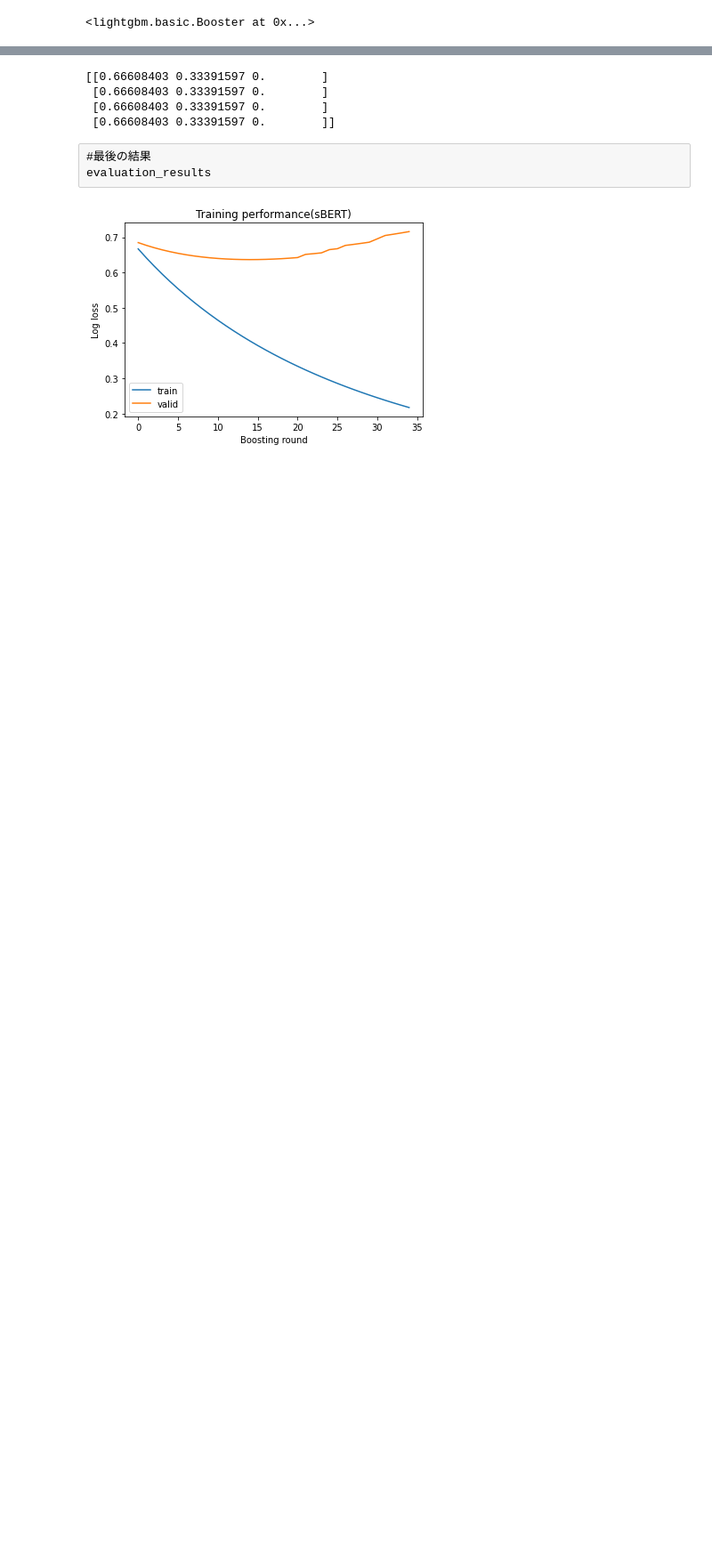
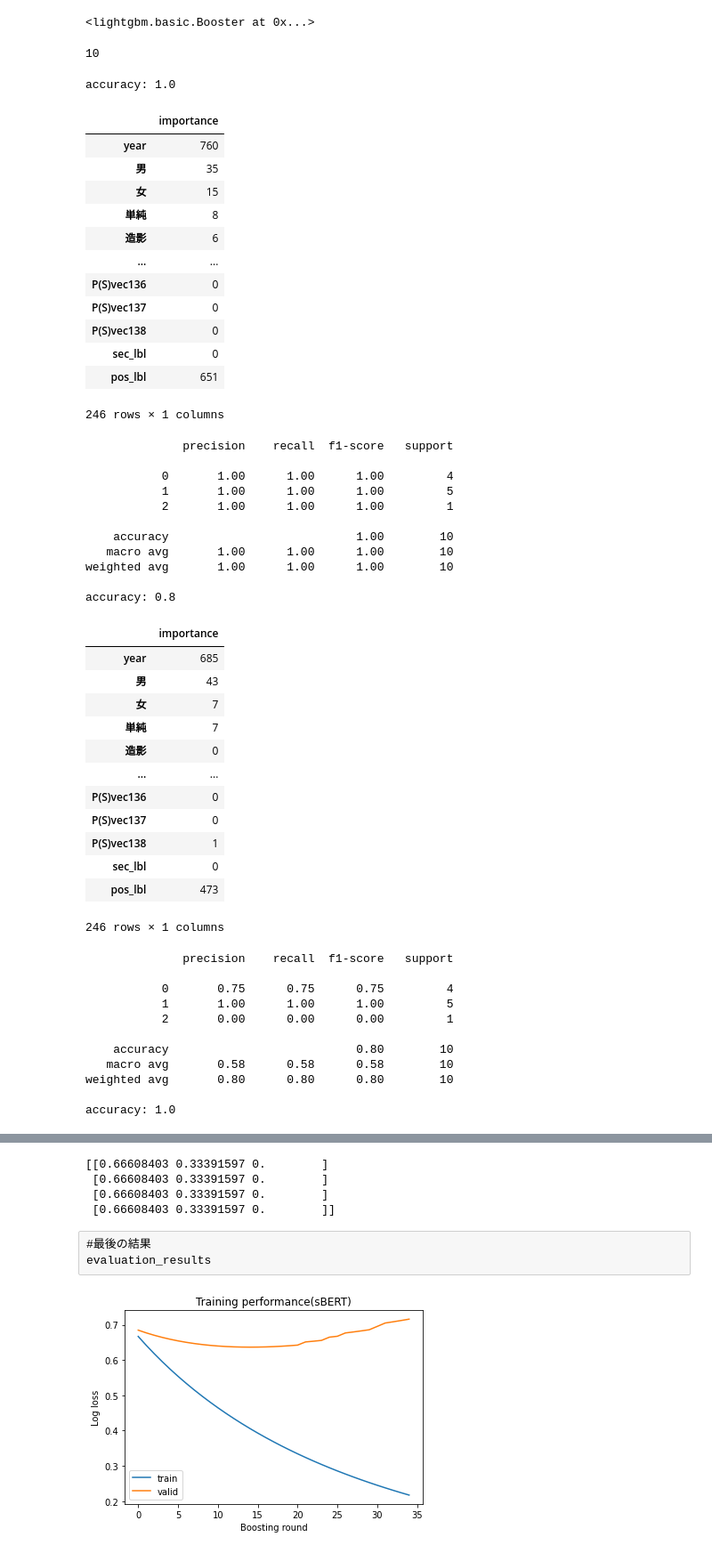
Before and after one commit to mecab-g/MRI, a Jupyter notebook: プロトコール予測/てすと.ipynb, the cells around one changed output, grey strips where cells are left out. Shown at 89% size. Saved outputs shown, nothing was run; the diff lists cells and outputs as text; code cells hidden in the pictures; blank space fills up the shorter version.

```diff
--- a/プロトコール予測/てすと.ipynb
+++ b/プロトコール予測/てすと.ipynb
@@ -209,2 +148,73 @@ models[1]
 # %% [output]
 <lightgbm.basic.Booster at 0x...>
+# %%
+len(models)
+# %% [output]
+10
+# %%
+def eval_LGBM(models, X_test, y_test):
+    for i in range(len(models)):
+        y_pred = models[i].predict(X_test, num_iteration=models[i].best_iteration)
+        y_pred_max = np.argmax(y_pred, axis=1)
+
+        # Accuracy の計算
+        accuracy = sum(y_test == y_pred_max) / len(y_test)
+        print('accuracy:', accuracy)
+
+        # feature importanceを表示
+        importance = pd.DataFrame(models[i].feature_importance(), index=X.columns, columns=['importance'])
+        display(importance)
+
+        print(classification_report(y_pred_max, y_test))
+# %%
+eval_LGBM(models, X_test, y_test)
+# %% [output]
+accuracy: 1.0
+|  | importance |
+| year | 760 |
+| 男 | 35 |
+| 女 | 15 |
+| 単純 | 8 |
+| 造影 | 6 |
+| ... | ... |
+| P(S)vec136 | 0 |
+| P(S)vec137 | 0 |
+| P(S)vec138 | 0 |
+| sec_lbl | 0 |
+| pos_lbl | 651 |
+246 rows × 1 columns
+              precision    recall  f1-score   support
+
+           0       1.00      1.00      1.00         4
+           1       1.00      1.00      1.00         5
+           2       1.00      1.00      1.00         1
+
+    accuracy                           1.00        10
+   macro avg       1.00      1.00      1.00        10
+weighted avg       1.00      1.00      1.00        10
+
+accuracy: 0.8
+|  | importance |
+| year | 685 |
+| 男 | 43 |
+| 女 | 7 |
+| 単純 | 7 |
+| 造影 | 0 |
+| ... | ... |
+| P(S)vec136 | 0 |
+| P(S)vec137 | 0 |
+| P(S)vec138 | 1 |
+| sec_lbl | 0 |
+| pos_lbl | 473 |
+246 rows × 1 columns
+              precision    recall  f1-score   support
+
+           0       0.75      0.75      0.75         4
+           1       1.00      1.00      1.00         5
+           2       0.00      0.00      0.00         1
+
+    accuracy                           0.80        10
+   macro avg       0.58      0.58      0.58        10
+weighted avg       0.80      0.80      0.80        10
+
+accuracy: 1.0
```
Also changed, not shown: parts of 53 cells of this notebook, 1 other file.
